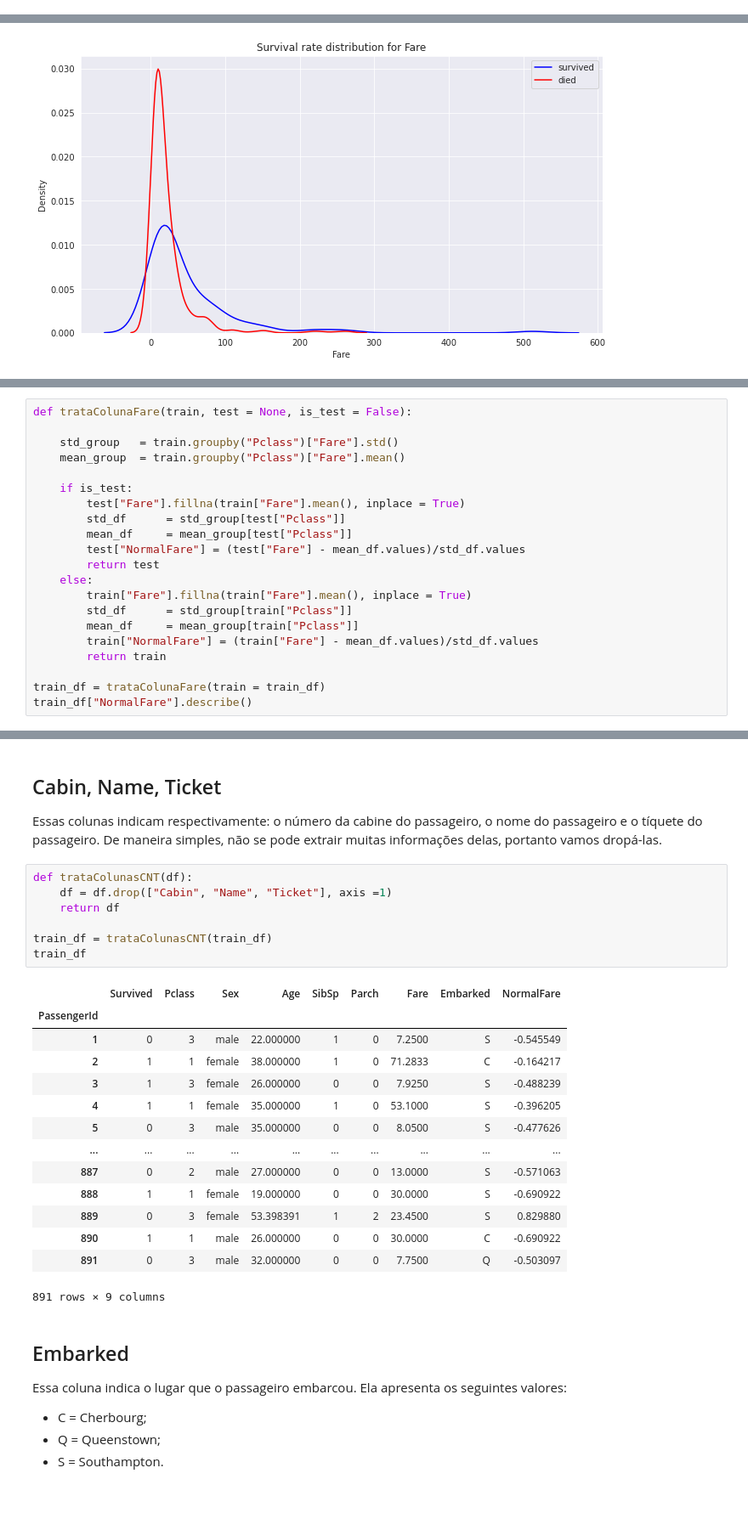
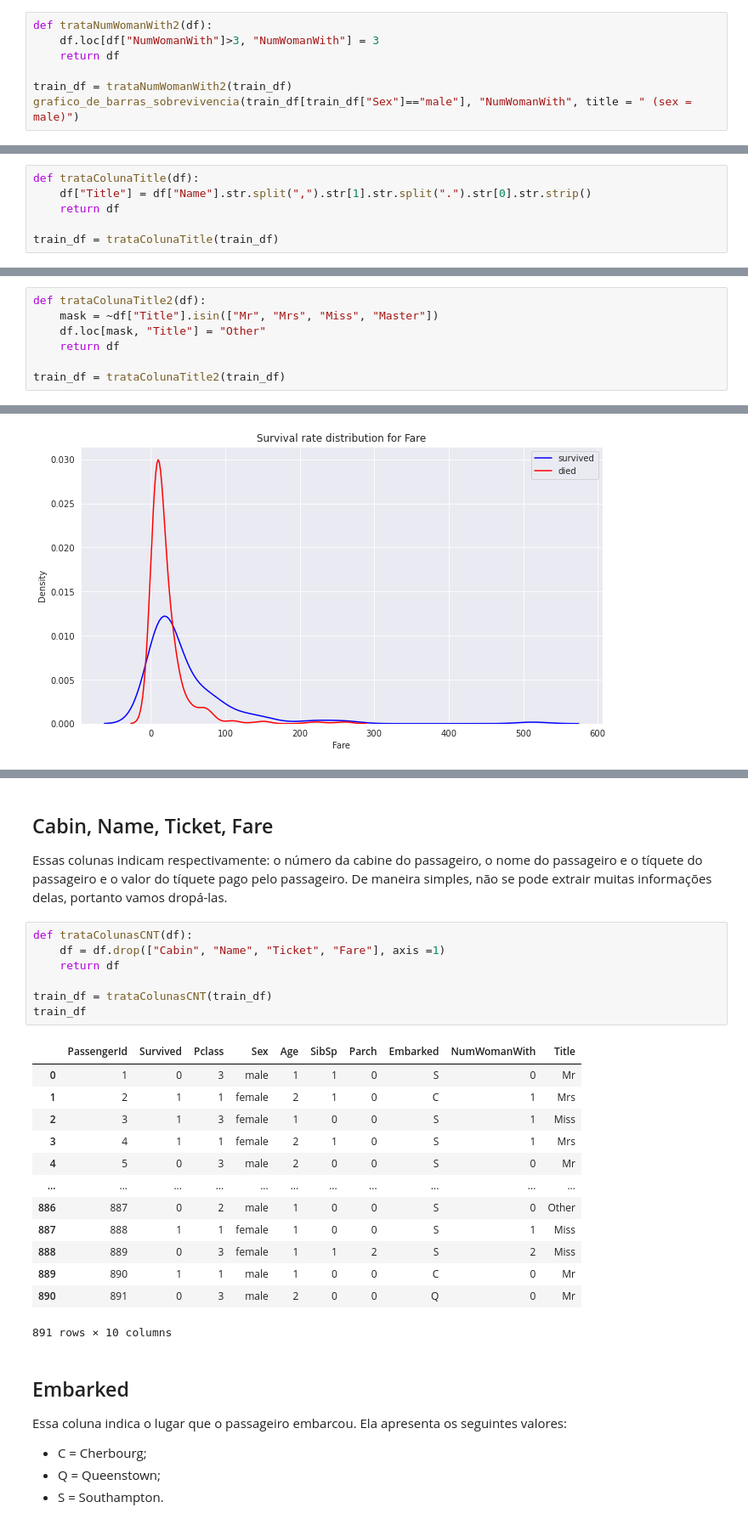
Before and after one commit to jvtdegelo/kaggle_competitions, a Jupyter notebook: Titanic/titanic-EDA.ipynb, the cells around one changed output, grey strips where cells are left out. Shown at 85% size. Saved outputs shown, nothing was run; the diff lists cells and outputs as text; blank space fills up the shorter version.

```diff
--- a/Titanic/titanic-EDA.ipynb
+++ b/Titanic/titanic-EDA.ipynb
@@ -272,0 +335,7 @@ Valor da passagem paga pela pessoa
+# %%
+def trataNumWomanWith2(df):
+    df.loc[df["NumWomanWith"]>3, "NumWomanWith"] = 3
+    return df
+
+train_df = trataNumWomanWith2(train_df)
+grafico_de_barras_sobrevivencia(train_df[train_df["Sex"]=="male"], "NumWomanWith", title = " (sex = male)")
@@ -272,0 +347,6 @@ Valor da passagem paga pela pessoa
+# %%
+def trataColunaTitle(df):
+    df["Title"] = df["Name"].str.split(",").str[1].str.split(".").str[0].str.strip()
+    return df
+
+train_df = trataColunaTitle(train_df)
@@ -272,0 +359,7 @@ Valor da passagem paga pela pessoa
+# %%
+def trataColunaTitle2(df):
+    mask = ~df["Title"].isin(["Mr", "Mrs", "Miss", "Master"])
+    df.loc[mask, "Title"] = "Other"
+    return df
+
+train_df = trataColunaTitle2(train_df)
@@ -299,21 +388,0 @@ A partir dos gráficos acima, pode-se notar que o valor paga na tarifa depende f
-# %%
-def trataColunaFare(train, test = None, is_test = False):
-
-    std_group   = train.groupby("Pclass")["Fare"].std()
-    mean_group  = train.groupby("Pclass")["Fare"].mean()
-
-    if is_test:
-        test["Fare"].fillna(train["Fare"].mean(), inplace = True)
-        std_df      = std_group[test["Pclass"]]
-        mean_df     = mean_group[test["Pclass"]]
-        test["NormalFare"] = (test["Fare"] - mean_df.values)/std_df.values
-        return test
-    else:
-        train["Fare"].fillna(train["Fare"].mean(), inplace = True)
-        std_df      = std_group[train["Pclass"]]
-        mean_df     = mean_group[train["Pclass"]]
-        train["NormalFare"] = (train["Fare"] - mean_df.values)/std_df.values
-        return train
-
-train_df = trataColunaFare(train = train_df)
-train_df["NormalFare"].describe()
@@ -336,28 +389,27 @@ displot_sobrevivencia(train_df, "NormalFare")
 # %% [markdown]
-## Cabin, Name, Ticket
-Essas colunas indicam respectivamente: o número da cabine do passageiro, o nome do passageiro e o tíquete do passageiro. De maneira simples, não se pode extrair muitas informações delas, portanto vamos dropá-las.
+## Cabin, Name, Ticket, Fare
+Essas colunas indicam respectivamente: o número da cabine do passageiro, o nome do passageiro e o tíquete do passageiro e o valor do tíquete pago pelo passageiro. De maneira simples, não se pode extrair muitas informações delas, portanto vamos dropá-las.
 # %%
 def trataColunasCNT(df):
-    df = df.drop(["Cabin", "Name", "Ticket"], axis =1)
+    df = df.drop(["Cabin", "Name", "Ticket", "Fare"], axis =1)
     return df
 
 train_df = trataColunasCNT(train_df)
 train_df
 # %% [output]
-|  | Survived | Pclass | Sex | Age | SibSp | Parch | Fare | Embarked | NormalFare |
-| PassengerId |  |  |  |  |  |  |  |  |  |
-| 1 | 0 | 3 | male | 22.000000 | 1 | 0 | 7.2500 | S | -0.545549 |
-| 2 | 1 | 1 | female | 38.000000 | 1 | 0 | 71.2833 | C | -0.164217 |
-| 3 | 1 | 3 | female | 26.000000 | 0 | 0 | 7.9250 | S | -0.488239 |
-| 4 | 1 | 1 | female | 35.000000 | 1 | 0 | 53.1000 | S | -0.396205 |
-| 5 | 0 | 3 | male | 35.000000 | 0 | 0 | 8.0500 | S | -0.477626 |
-| ... | ... | ... | ... | ... | ... | ... | ... | ... | ... |
-| 887 | 0 | 2 | male | 27.000000 | 0 | 0 | 13.0000 | S | -0.571063 |
-| 888 | 1 | 1 | female | 19.000000 | 0 | 0 | 30.0000 | S | -0.690922 |
-| 889 | 0 | 3 | female | 53.398391 | 1 | 2 | 23.4500 | S | 0.829880 |
-| 890 | 1 | 1 | male | 26.000000 | 0 | 0 | 30.0000 | C | -0.690922 |
-| 891 | 0 | 3 | male | 32.000000 | 0 | 0 | 7.7500 | Q | -0.503097 |
+|  | PassengerId | Survived | Pclass | Sex | Age | SibSp | Parch | Embarked | NumWomanWith | Title |
+| 0 | 1 | 0 | 3 | male | 1 | 1 | 0 | S | 0 | Mr |
+| 1 | 2 | 1 | 1 | female | 2 | 1 | 0 | C | 1 | Mrs |
+| 2 | 3 | 1 | 3 | female | 1 | 0 | 0 | S | 1 | Miss |
+| 3 | 4 | 1 | 1 | female | 2 | 1 | 0 | S | 1 | Mrs |
+| 4 | 5 | 0 | 3 | male | 2 | 0 | 0 | S | 0 | Mr |
+| ... | ... | ... | ... | ... | ... | ... | ... | ... | ... | ... |
+| 886 | 887 | 0 | 2 | male | 1 | 0 | 0 | S | 0 | Other |
+| 887 | 888 | 1 | 1 | female | 1 | 0 | 0 | S | 1 | Miss |
+| 888 | 889 | 0 | 3 | female | 1 | 1 | 2 | S | 2 | Miss |
+| 889 | 890 | 1 | 1 | male | 1 | 0 | 0 | C | 0 | Mr |
+| 890 | 891 | 0 | 3 | male | 2 | 0 | 0 | Q | 0 | Mr |
-891 rows × 9 columns
+891 rows × 10 columns
 # %% [markdown]
 ## Embarked
 Essa coluna indica o lugar que o passageiro embarcou. Ela apresenta os seguintes valores:
```
Also changed, not shown: parts of 42 cells of this notebook, 4 other files.
